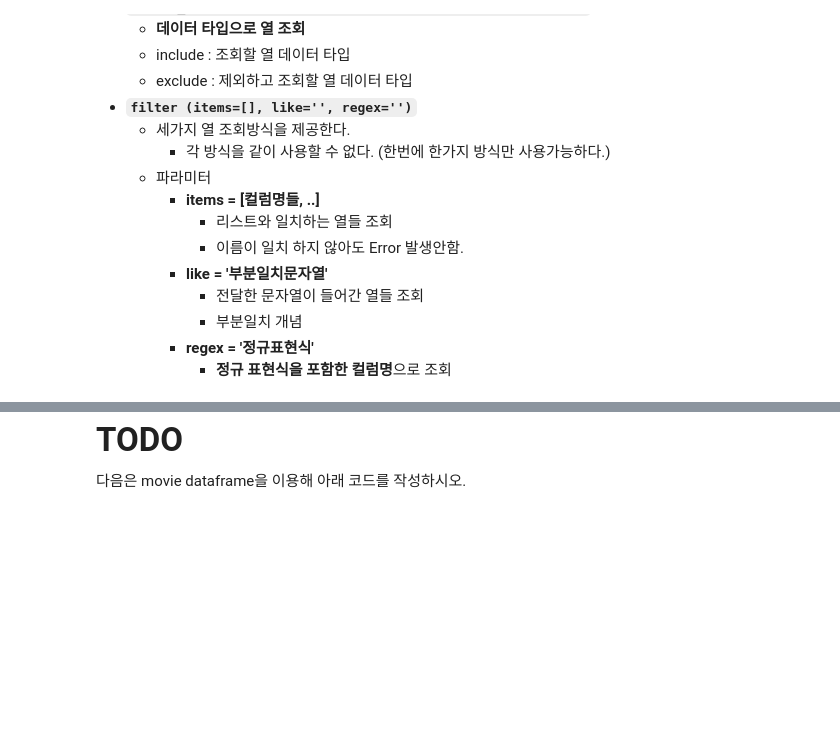
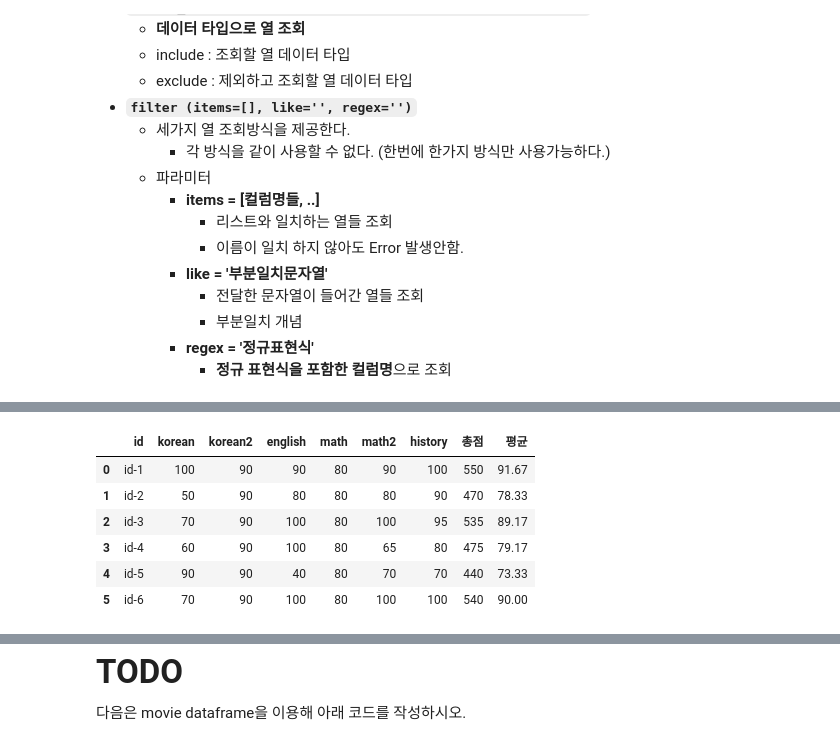
Before and after one commit to kgmyhGit/SKN13, a Jupyter notebook: 06_pandas_시각화/02_Pandas_DataFrame.ipynb, the cells around one changed output, grey strips where cells are left out. Cells and saved outputs as stored; diff of their text form; code cells hidden in the pictures; blank space fills up the shorter version.

Commit message:
dataframe

```diff
--- a/06_pandas_시각화/02_Pandas_DataFrame.ipynb
+++ b/06_pandas_시각화/02_Pandas_DataFrame.ipynb
@@ -937,5 +952,5 @@ grade
 # %%
 # 컬럼추가
-# grade['없는컬럼명'] = 값 : 새로운 컬럼을 생성.
-grade['math'] = 100
+# grade['없는컬럼명'] = 값 : 새로운 컬럼을 생성. 있는 컬럼일 경우 변경한다.
+grade['math'] = 90
 grade
@@ -942,4 +966,4 @@ grade
 # %%
 # 행별로 다른 값을 넣어서 생성할 경우 행수와 동일한 개수의 값들를 리스트로 묶어서 전달
-grade['history'] = [100, 90, 95, 80, 70]
+grade['history'] = [100, 90, 95, 80, 70, 100]
 grade
@@ -951,7 +993,5 @@ grade
 # %%
 # 컬럼을 중간에 삽입. df.insert(위치, "컬럼이름", 값)
 grade.insert(1, "korean2", 90)
-# %%
-grade.insert(4, "math2", [90, 80, 100, 65, 70])
 # %%
 grade
@@ -957,0 +1007,2 @@ grade
+# %%
+grade.insert(4, "math2", [90, 80, 100, 65, 70, 100])
@@ -1075,3 +1320,13 @@ grade3.filter(like="통과")                          # 컬럼명에 "통과"가
+# %%
+grade3
+# %% [output]
+|  | id | korean | korean2 | english | math | math2 | history | 총점 | 평균 |
+| 0 | id-1 | 100 | 90 | 90 | 80 | 90 | 100 | 550 | 91.67 |
+| 1 | id-2 | 50 | 90 | 80 | 80 | 80 | 90 | 470 | 78.33 |
+| 2 | id-3 | 70 | 90 | 100 | 80 | 100 | 95 | 535 | 89.17 |
+| 3 | id-4 | 60 | 90 | 100 | 80 | 65 | 80 | 475 | 79.17 |
+| 4 | id-5 | 90 | 90 | 40 | 80 | 70 | 70 | 440 | 73.33 |
+| 5 | id-6 | 70 | 90 | 100 | 80 | 100 | 100 | 540 | 90.00 |
 # %%
 grade3.insert(3, 'korean3', 80)
 grade3
```
Also changed, not shown: parts of 68 cells of this notebook.
